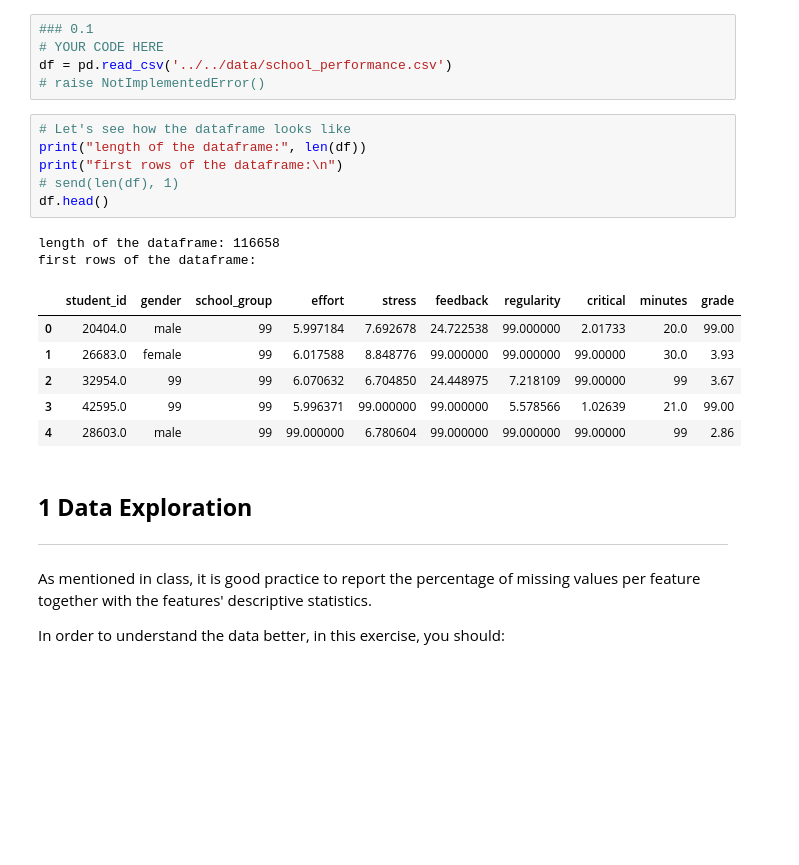
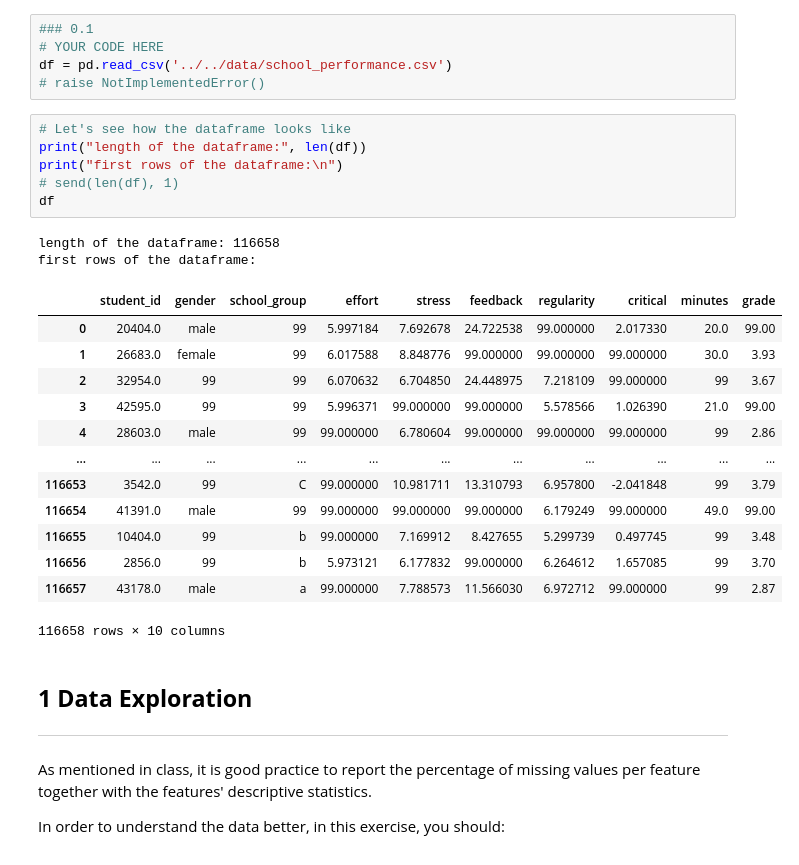
Before and after one commit to epfl-ml4ed/mlbd-2025, a Jupyter notebook: lectures/week-02/02-lab.ipynb, the cells around one changed output. Cells and saved outputs as stored; diff of their text form; blank space fills up the shorter version.

```diff
--- a/lectures/week-02/02-lab.ipynb
+++ b/lectures/week-02/02-lab.ipynb
@@ -50,18 +50,25 @@ df = pd.read_csv('../../data/school_performance.csv')
 # %%
 # Let's see how the dataframe looks like
 print("length of the dataframe:", len(df))
 print("first rows of the dataframe:\n")
 # send(len(df), 1)
-df.head()
+df
 # %% [output]
 length of the dataframe: 116658
 first rows of the dataframe:
 |  | student_id | gender | school_group | effort | stress | feedback | regularity | critical | minutes | grade |
-| 0 | 20404.0 | male | 99 | 5.997184 | 7.692678 | 24.722538 | 99.000000 | 2.01733 | 20.0 | 99.00 |
-| 1 | 26683.0 | female | 99 | 6.017588 | 8.848776 | 99.000000 | 99.000000 | 99.00000 | 30.0 | 3.93 |
-| 2 | 32954.0 | 99 | 99 | 6.070632 | 6.704850 | 24.448975 | 7.218109 | 99.00000 | 99 | 3.67 |
-| 3 | 42595.0 | 99 | 99 | 5.996371 | 99.000000 | 99.000000 | 5.578566 | 1.02639 | 21.0 | 99.00 |
-| 4 | 28603.0 | male | 99 | 99.000000 | 6.780604 | 99.000000 | 99.000000 | 99.00000 | 99 | 2.86 |
+| 0 | 20404.0 | male | 99 | 5.997184 | 7.692678 | 24.722538 | 99.000000 | 2.017330 | 20.0 | 99.00 |
+| 1 | 26683.0 | female | 99 | 6.017588 | 8.848776 | 99.000000 | 99.000000 | 99.000000 | 30.0 | 3.93 |
+| 2 | 32954.0 | 99 | 99 | 6.070632 | 6.704850 | 24.448975 | 7.218109 | 99.000000 | 99 | 3.67 |
+| 3 | 42595.0 | 99 | 99 | 5.996371 | 99.000000 | 99.000000 | 5.578566 | 1.026390 | 21.0 | 99.00 |
+| 4 | 28603.0 | male | 99 | 99.000000 | 6.780604 | 99.000000 | 99.000000 | 99.000000 | 99 | 2.86 |
+| ... | ... | ... | ... | ... | ... | ... | ... | ... | ... | ... |
+| 116653 | 3542.0 | 99 | C | 99.000000 | 10.981711 | 13.310793 | 6.957800 | -2.041848 | 99 | 3.79 |
+| 116654 | 41391.0 | male | 99 | 99.000000 | 99.000000 | 99.000000 | 6.179249 | 99.000000 | 49.0 | 99.00 |
+| 116655 | 10404.0 | 99 | b | 99.000000 | 7.169912 | 8.427655 | 5.299739 | 0.497745 | 99 | 3.48 |
+| 116656 | 2856.0 | 99 | b | 5.973121 | 6.177832 | 99.000000 | 6.264612 | 1.657085 | 99 | 3.70 |
+| 116657 | 43178.0 | male | a | 99.000000 | 7.788573 | 11.566030 | 6.972712 | 99.000000 | 99 | 2.87 |
+116658 rows × 10 columns
 # %% [markdown]
 <a id="section1"></a>
 ## **1 Data Exploration**
```
Also changed, not shown: parts of 8 cells of this notebook, 2 other files.
